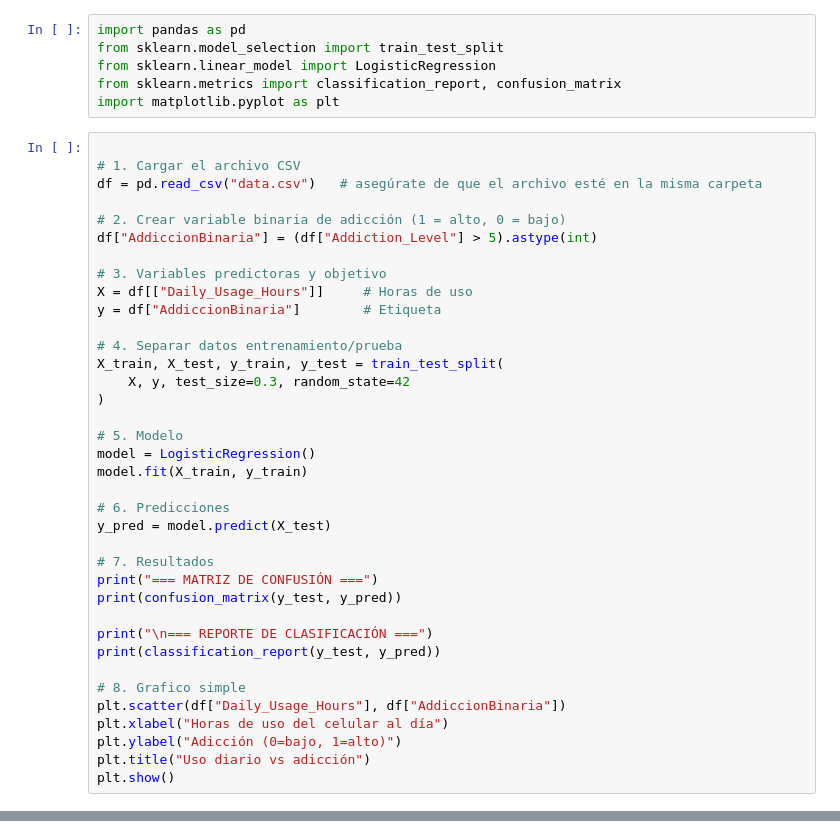
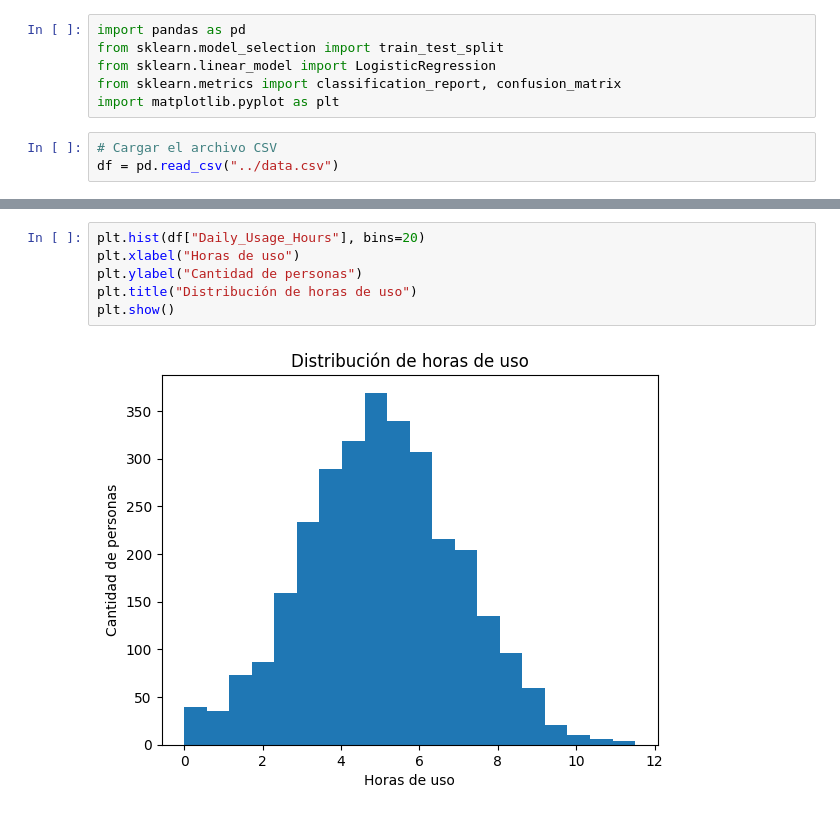
Before and after one commit to somoel/uso_telefono_adolescentes, a Jupyter notebook: notebooks/sample.ipynb, the cells around one changed output, grey strips where cells are left out. Drawn from its saved outputs; the diff is of its cells as text.

Commit message:
creation of folders and other predictions

```diff
--- a/sample.ipynb
+++ b/notebooks/sample.ipynb
@@ -15,39 +15,5 @@ from sklearn.linear_model import LogisticRegression
 from sklearn.metrics import classification_report, confusion_matrix
 import matplotlib.pyplot as plt
 # %%
-
-# 1. Cargar el archivo CSV
-df = pd.read_csv("data.csv")   # asegúrate de que el archivo esté en la misma carpeta
-
-# 2. Crear variable binaria de adicción (1 = alto, 0 = bajo)
-df["AddiccionBinaria"] = (df["Addiction_Level"] > 5).astype(int)
-
-# 3. Variables predictoras y objetivo
-X = df[["Daily_Usage_Hours"]]     # Horas de uso
-y = df["AddiccionBinaria"]        # Etiqueta
-
-# 4. Separar datos entrenamiento/prueba
-X_train, X_test, y_train, y_test = train_test_split(
-    X, y, test_size=0.3, random_state=42
-)
-
-# 5. Modelo
-model = LogisticRegression()
-model.fit(X_train, y_train)
-
-# 6. Predicciones
-y_pred = model.predict(X_test)
-
-# 7. Resultados
-print("=== MATRIZ DE CONFUSIÓN ===")
-print(confusion_matrix(y_test, y_pred))
-
-print("\n=== REPORTE DE CLASIFICACIÓN ===")
-print(classification_report(y_test, y_pred))
-
-# 8. Grafico simple
-plt.scatter(df["Daily_Usage_Hours"], df["AddiccionBinaria"])
-plt.xlabel("Horas de uso del celular al día")
-plt.ylabel("Adicción (0=bajo, 1=alto)")
-plt.title("Uso diario vs adicción")
-plt.show()
+# Cargar el archivo CSV
+df = pd.read_csv("../data.csv")
@@ -68,0 +81,8 @@ weighted avg       0.95      0.96      0.96       900
+# %%
+plt.hist(df["Daily_Usage_Hours"], bins=20)
+plt.xlabel("Horas de uso")
+plt.ylabel("Cantidad de personas")
+plt.title("Distribución de horas de uso")
+plt.show()
+# %% [output]
+[figure, added]
```
Also changed, not shown: parts of 5 cells of this notebook.
